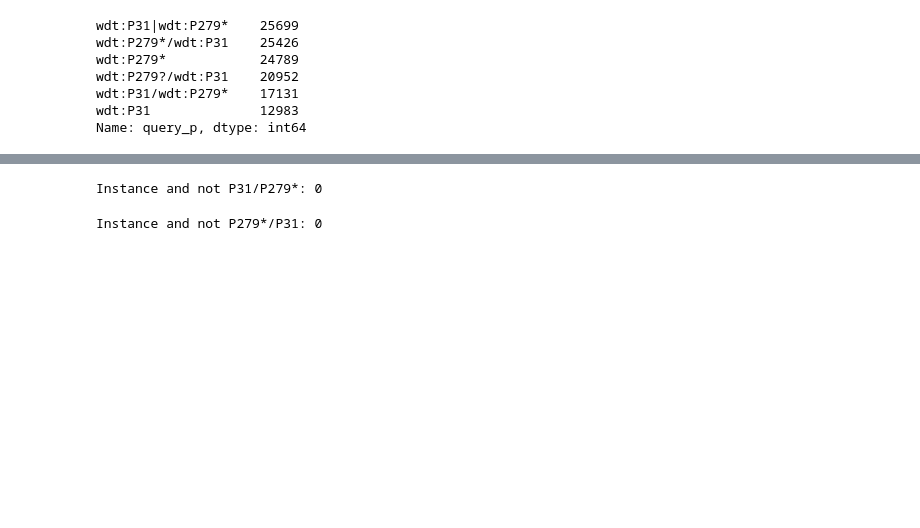
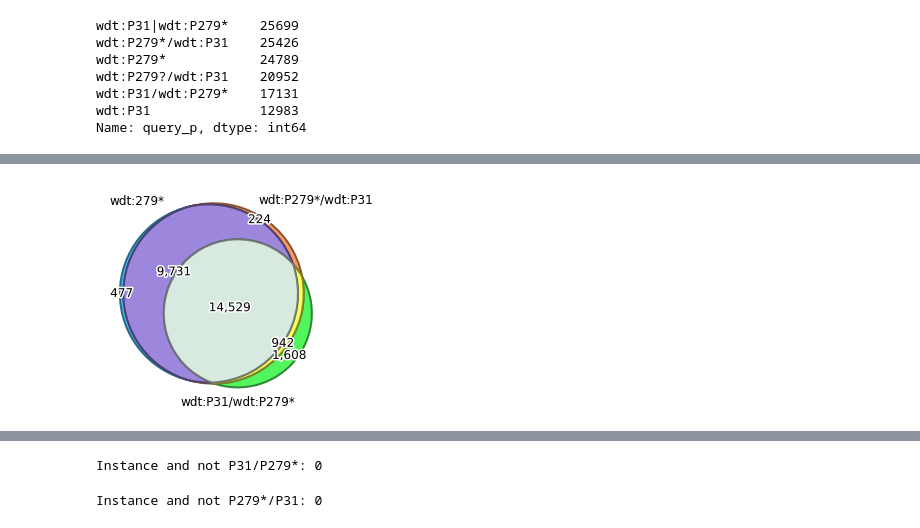
Before and after one commit to mmayers12/wd_property_paths, a Jupyter notebook: Exploring_Disease_path_props.ipynb, the cells around one changed output, grey strips where cells are left out. Cells and saved outputs as stored; diff of their text form; code cells hidden in the pictures; blank space fills up the shorter version.

```diff
--- a/Exploring_Disease_path_props.ipynb
+++ b/Exploring_Disease_path_props.ipynb
@@ -68,3 +119,7 @@ s1pi = res.query('p == "s1_path_i"')['item'].unique()
+# %%
+venn3_pretty([subclass, spi, ips], ['wdt:279*', 'wdt:P279*/wdt:P31', 'wdt:P31/wdt:P279*'])
+# %% [output]
+[figure, added]
 # %%
 qr = res.query('p == "s" and item not in @instance')
 
```
Also changed, not shown: parts of 26 cells of this notebook.
